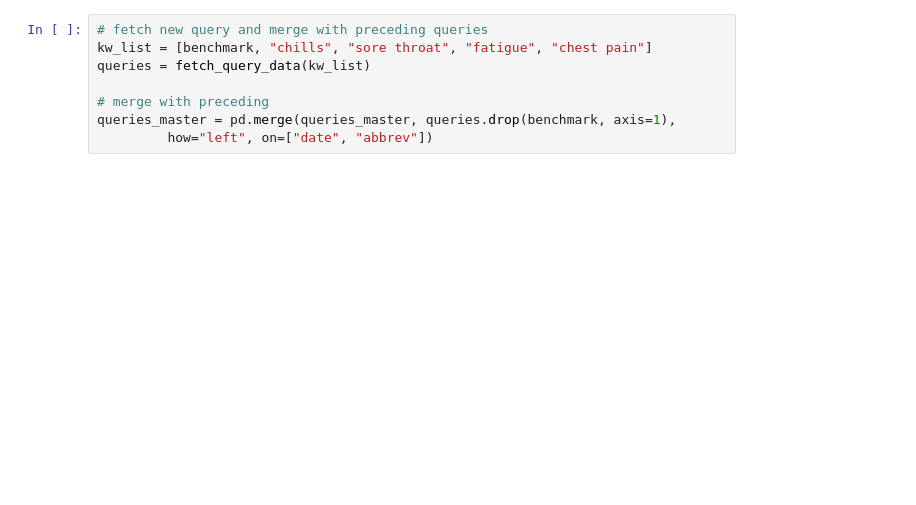
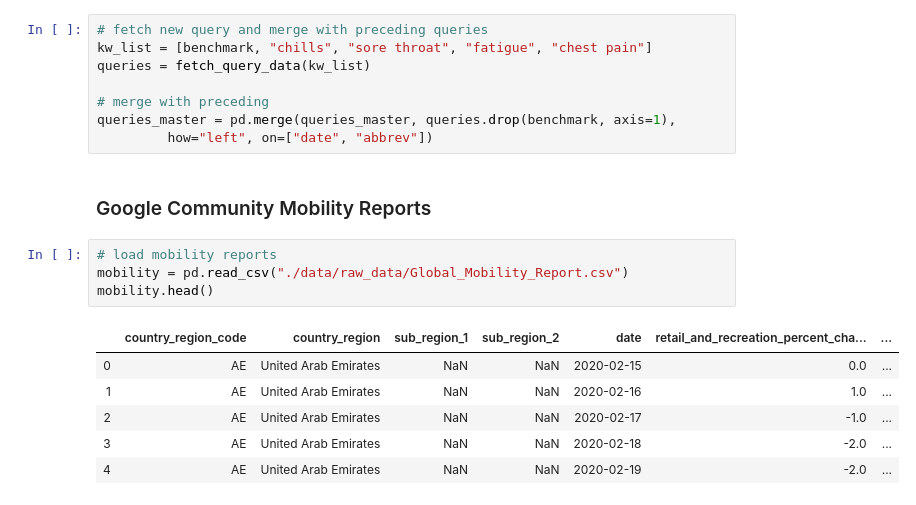
Before and after one commit to spotted-d/RNN_covid19_modeling, a Jupyter notebook: finalproject_group65.ipynb, the cells around one changed output. Cells and saved outputs as stored; diff of their text form; blank space fills up the shorter version.

```diff
--- a/finalproject_group65.ipynb
+++ b/finalproject_group65.ipynb
@@ -367,3 +355,17 @@ queries = fetch_query_data(kw_list)
 # merge with preceding
 queries_master = pd.merge(queries_master, queries.drop(benchmark, axis=1),
          how="left", on=["date", "abbrev"])
+# %% [markdown]
+<a id='google_mobility'></a>
+### Google Community Mobility Reports
+# %%
+# load mobility reports
+mobility = pd.read_csv("./data/raw_data/Global_Mobility_Report.csv")
+mobility.head()
+# %% [output]
+|  | country_region_code | country_region | sub_region_1 | sub_region_2 | date | retail_and_recreation_percent_cha... | ... |
+| 0 | AE | United Arab Emirates | NaN | NaN | 2020-02-15 | 0.0 | ... |
+| 1 | AE | United Arab Emirates | NaN | NaN | 2020-02-16 | 1.0 | ... |
+| 2 | AE | United Arab Emirates | NaN | NaN | 2020-02-17 | -1.0 | ... |
+| 3 | AE | United Arab Emirates | NaN | NaN | 2020-02-18 | -2.0 | ... |
+| 4 | AE | United Arab Emirates | NaN | NaN | 2020-02-19 | -2.0 | ... |
```
Also changed, not shown: parts of 15 cells of this notebook, 1 other file.
